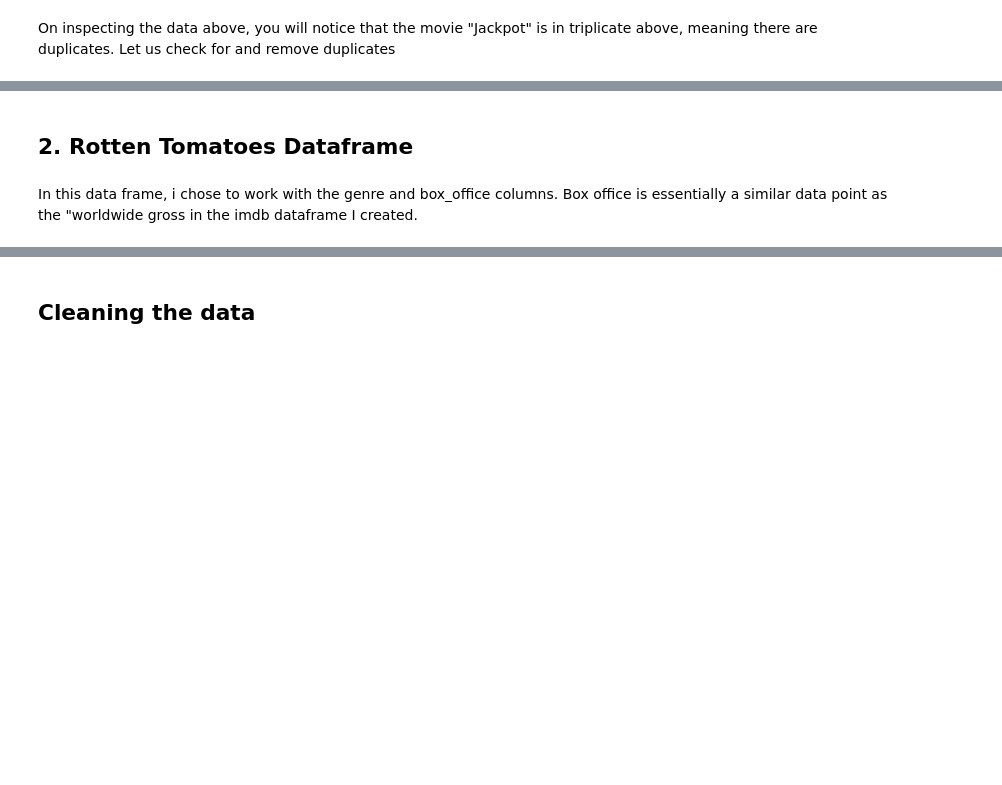
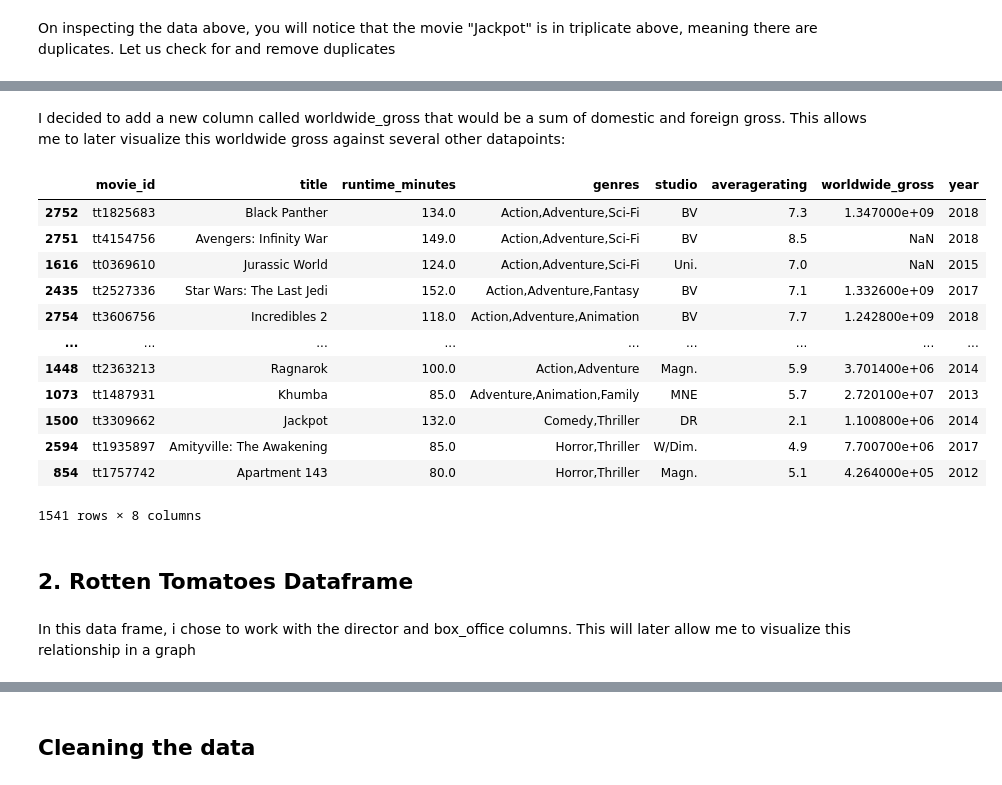
Before and after one commit to retiredboy/Microsoft-Studio-Box-Office-Analysis, a Jupyter notebook: dsc-phase1-project-template.ipynb, the cells around one changed output, grey strips where cells are left out. Cells and saved outputs as stored; diff of their text form; code cells hidden in the pictures; blank space fills up the shorter version.

```diff
--- a/dsc-phase1-project-template.ipynb
+++ b/dsc-phase1-project-template.ipynb
@@ -310,4 +316,31 @@ new_df_unique
+# %% [markdown]
+I decided to add a new column called worldwide_gross that would be a sum of domestic and foreign gross. This allows me to later visualize this worldwide gross against several other datapoints:
+# %%
+# Convert 'domestic_gross' and 'foreign_gross' columns to numeric data type
+new_df_unique['domestic_gross'] = pd.to_numeric(new_df_unique['domestic_gross'], errors='coerce')
+new_df_unique['foreign_gross'] = pd.to_numeric(new_df_unique['foreign_gross'], errors='coerce')
+
+#Adding a 'worldwide gross' column
+new_df_unique['worldwide_gross'] = new_df_unique['domestic_gross'] + new_df_unique['foreign_gross']
+
+# Create a new DataFrame
+df_merged = new_df_unique[['movie_id', 'title', 'runtime_minutes', 'genres', 'studio', 'averagerating', 'worldwide_gross', 'year']]
+df_merged
+# %% [output]
+|  | movie_id | title | runtime_minutes | genres | studio | averagerating | worldwide_gross | year |
+| 2752 | tt1825683 | Black Panther | 134.0 | Action,Adventure,Sci-Fi | BV | 7.3 | 1.347000e+09 | 2018 |
+| 2751 | tt4154756 | Avengers: Infinity War | 149.0 | Action,Adventure,Sci-Fi | BV | 8.5 | NaN | 2018 |
+| 1616 | tt0369610 | Jurassic World | 124.0 | Action,Adventure,Sci-Fi | Uni. | 7.0 | NaN | 2015 |
+| 2435 | tt2527336 | Star Wars: The Last Jedi | 152.0 | Action,Adventure,Fantasy | BV | 7.1 | 1.332600e+09 | 2017 |
+| 2754 | tt3606756 | Incredibles 2 | 118.0 | Action,Adventure,Animation | BV | 7.7 | 1.242800e+09 | 2018 |
+| ... | ... | ... | ... | ... | ... | ... | ... | ... |
+| 1448 | tt2363213 | Ragnarok | 100.0 | Action,Adventure | Magn. | 5.9 | 3.701400e+06 | 2014 |
+| 1073 | tt1487931 | Khumba | 85.0 | Adventure,Animation,Family | MNE | 5.7 | 2.720100e+07 | 2013 |
+| 1500 | tt3309662 | Jackpot | 132.0 | Comedy,Thriller | DR | 2.1 | 1.100800e+06 | 2014 |
+| 2594 | tt1935897 | Amityville: The Awakening | 85.0 | Horror,Thriller | W/Dim. | 4.9 | 7.700700e+06 | 2017 |
+| 854 | tt1757742 | Apartment 143 | 80.0 | Horror,Thriller | Magn. | 5.1 | 4.264000e+05 | 2012 |
+1541 rows × 8 columns
 # %% [markdown]
 ## 2. Rotten Tomatoes Dataframe
 # %% [markdown]
-In this data frame, i chose to work with the genre and box_office columns. Box office is essentially a similar data point as the "worldwide gross in the imdb dataframe I created.
+In this data frame, i chose to work with the director and box_office columns. This will later allow me to visualize this relationship in a graph
```
Also changed, not shown: parts of 42 cells of this notebook.
